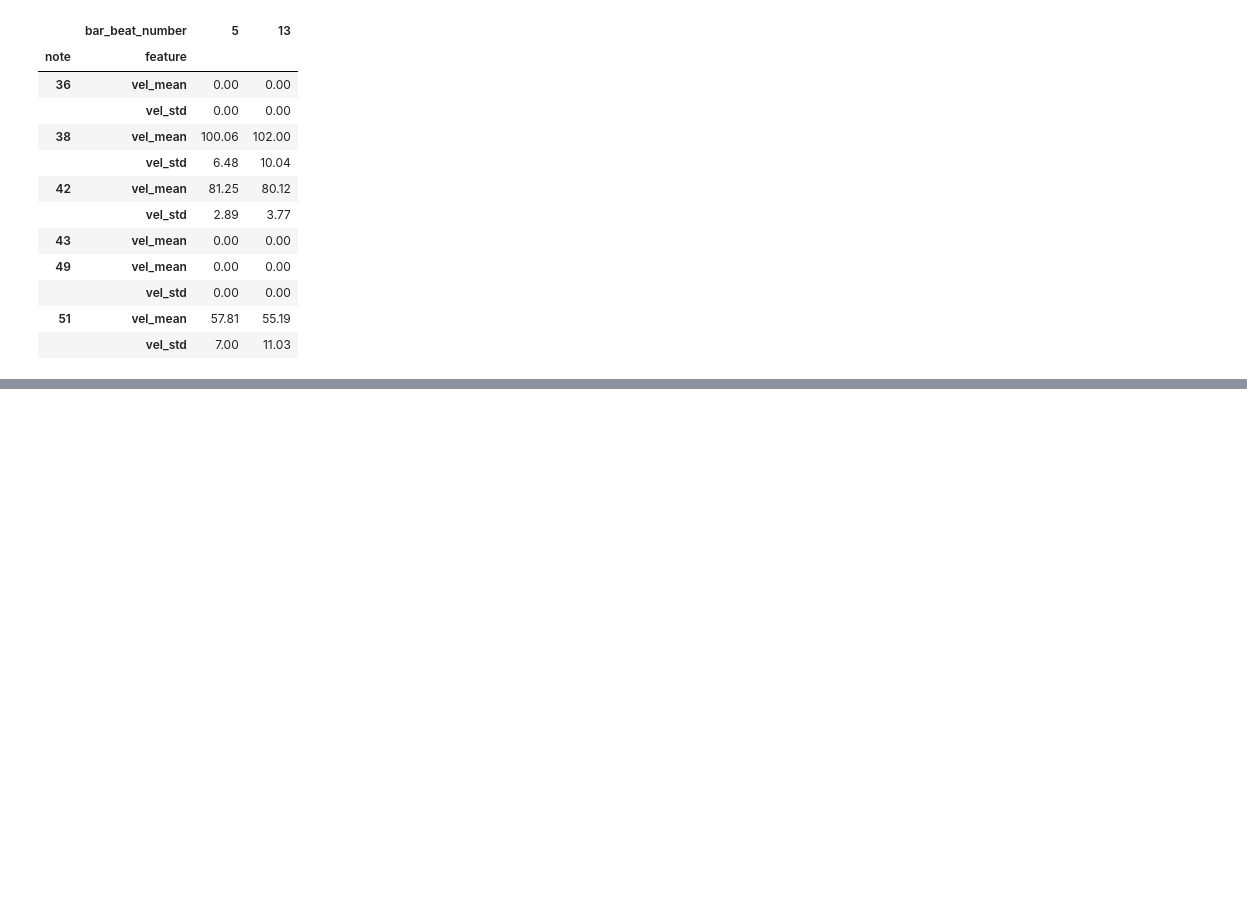
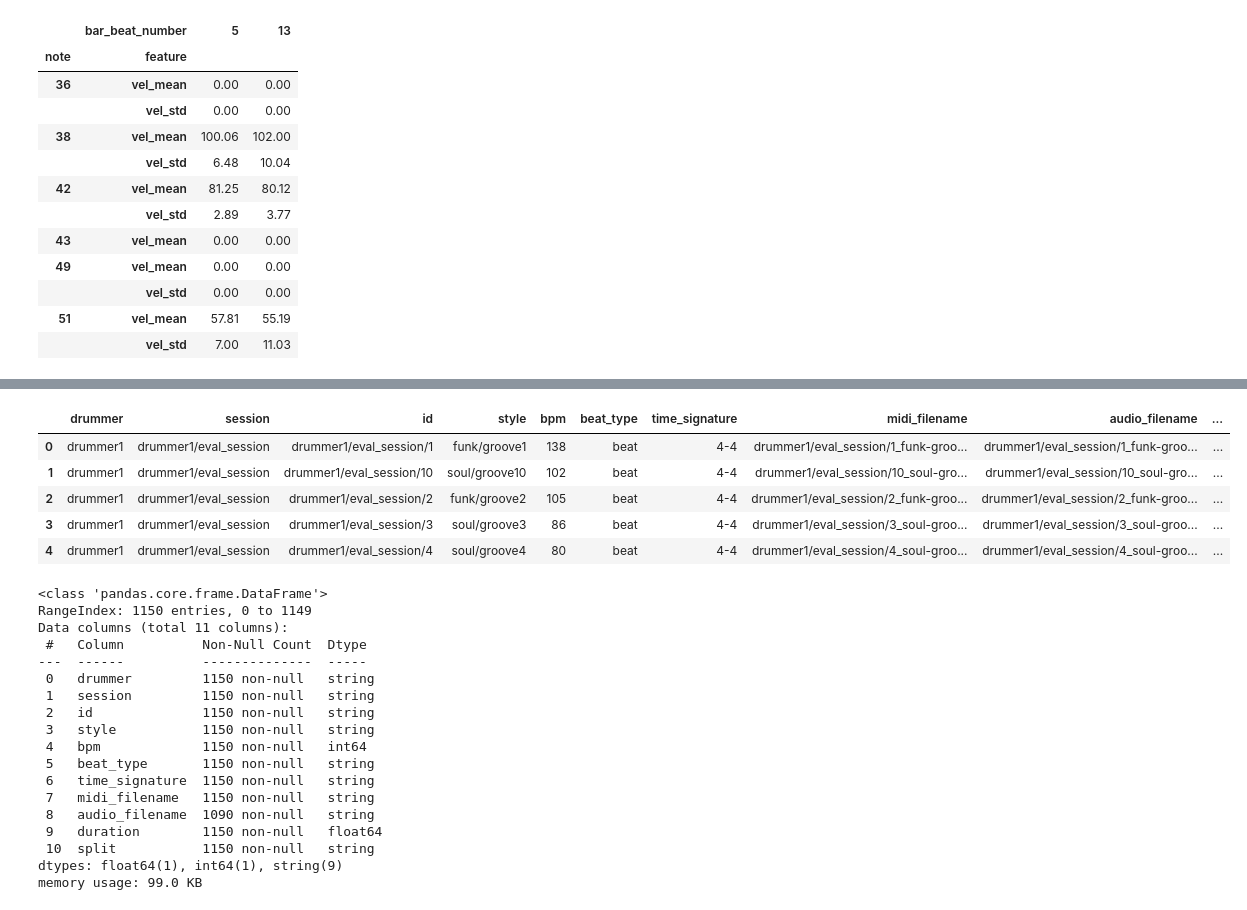
Before and after one commit to curtiscu/LYIT, a Jupyter notebook: TestingStatsNFeaturesCode.ipynb, the cells around one changed output, grey strips where cells are left out. Saved outputs shown, nothing was run; the diff lists cells and outputs as text; code cells hidden in the pictures; blank space fills up the shorter version.

```diff
--- a/TestingStatsNFeaturesCode.ipynb
+++ b/TestingStatsNFeaturesCode.ipynb
@@ -343,0 +377,28 @@ See..
+# %%
+meta_df.head()
+meta_df.info()
+# %% [output]
+|  | drummer | session | id | style | bpm | beat_type | time_signature | midi_filename | audio_filename | ... |
+| 0 | drummer1 | drummer1/eval_session | drummer1/eval_session/1 | funk/groove1 | 138 | beat | 4-4 | drummer1/eval_session/1_funk-groo... | drummer1/eval_session/1_funk-groo... | ... |
+| 1 | drummer1 | drummer1/eval_session | drummer1/eval_session/10 | soul/groove10 | 102 | beat | 4-4 | drummer1/eval_session/10_soul-gro... | drummer1/eval_session/10_soul-gro... | ... |
+| 2 | drummer1 | drummer1/eval_session | drummer1/eval_session/2 | funk/groove2 | 105 | beat | 4-4 | drummer1/eval_session/2_funk-groo... | drummer1/eval_session/2_funk-groo... | ... |
+| 3 | drummer1 | drummer1/eval_session | drummer1/eval_session/3 | soul/groove3 | 86 | beat | 4-4 | drummer1/eval_session/3_soul-groo... | drummer1/eval_session/3_soul-groo... | ... |
+| 4 | drummer1 | drummer1/eval_session | drummer1/eval_session/4 | soul/groove4 | 80 | beat | 4-4 | drummer1/eval_session/4_soul-groo... | drummer1/eval_session/4_soul-groo... | ... |
+<class 'pandas.core.frame.DataFrame'>
+RangeIndex: 1150 entries, 0 to 1149
+Data columns (total 11 columns):
+ #   Column          Non-Null Count  Dtype
+---  ------          --------------  -----
+ 0   drummer         1150 non-null   string
+ 1   session         1150 non-null   string
+ 2   id              1150 non-null   string
+ 3   style           1150 non-null   string
+ 4   bpm             1150 non-null   int64
+ 5   beat_type       1150 non-null   string
+ 6   time_signature  1150 non-null   string
+ 7   midi_filename   1150 non-null   string
+ 8   audio_filename  1090 non-null   string
+ 9   duration        1150 non-null   float64
+ 10  split           1150 non-null   string
+dtypes: float64(1), int64(1), string(9)
+memory usage: 99.0 KB
```
Also changed, not shown: parts of 29 cells of this notebook.
